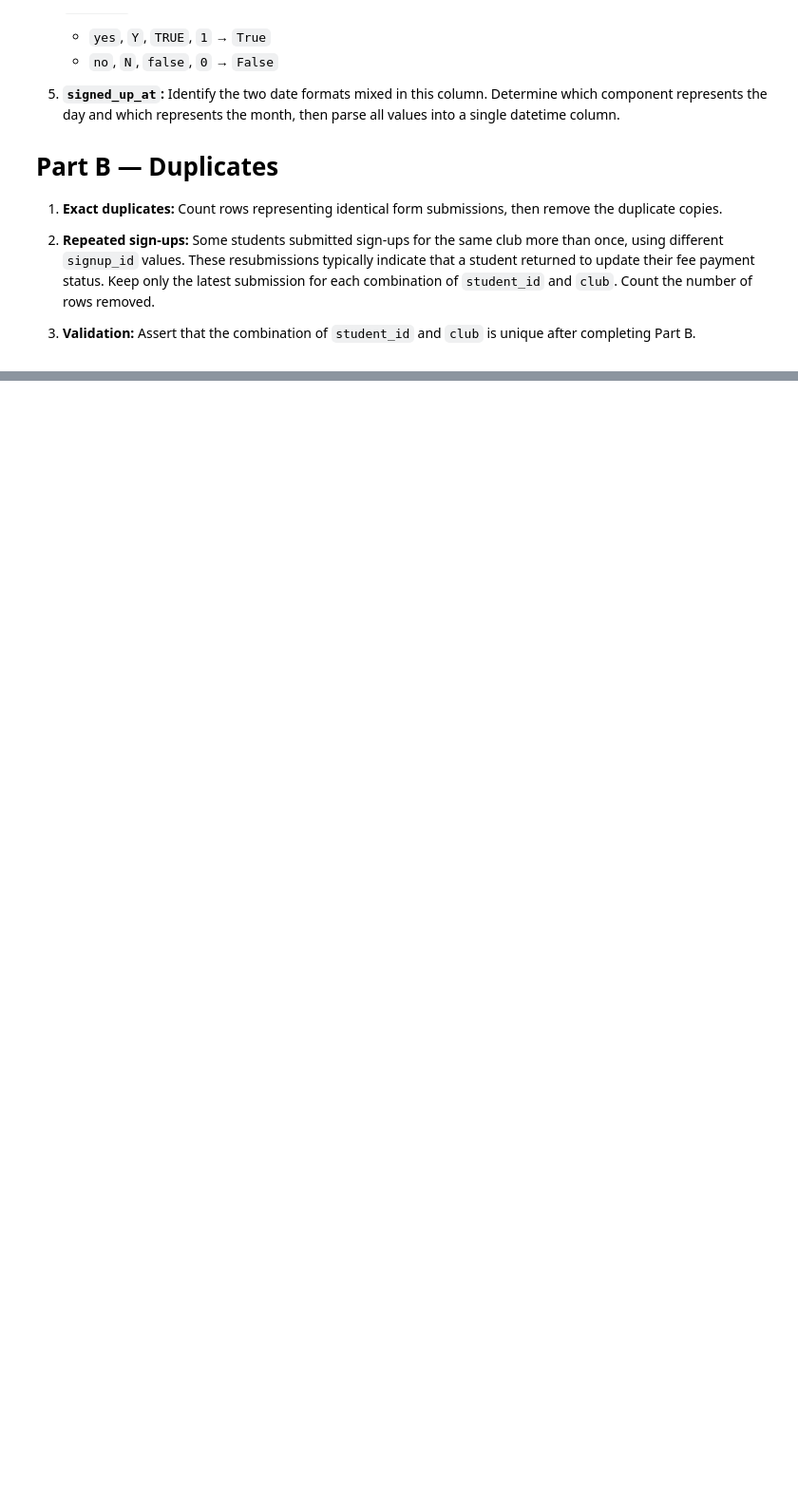
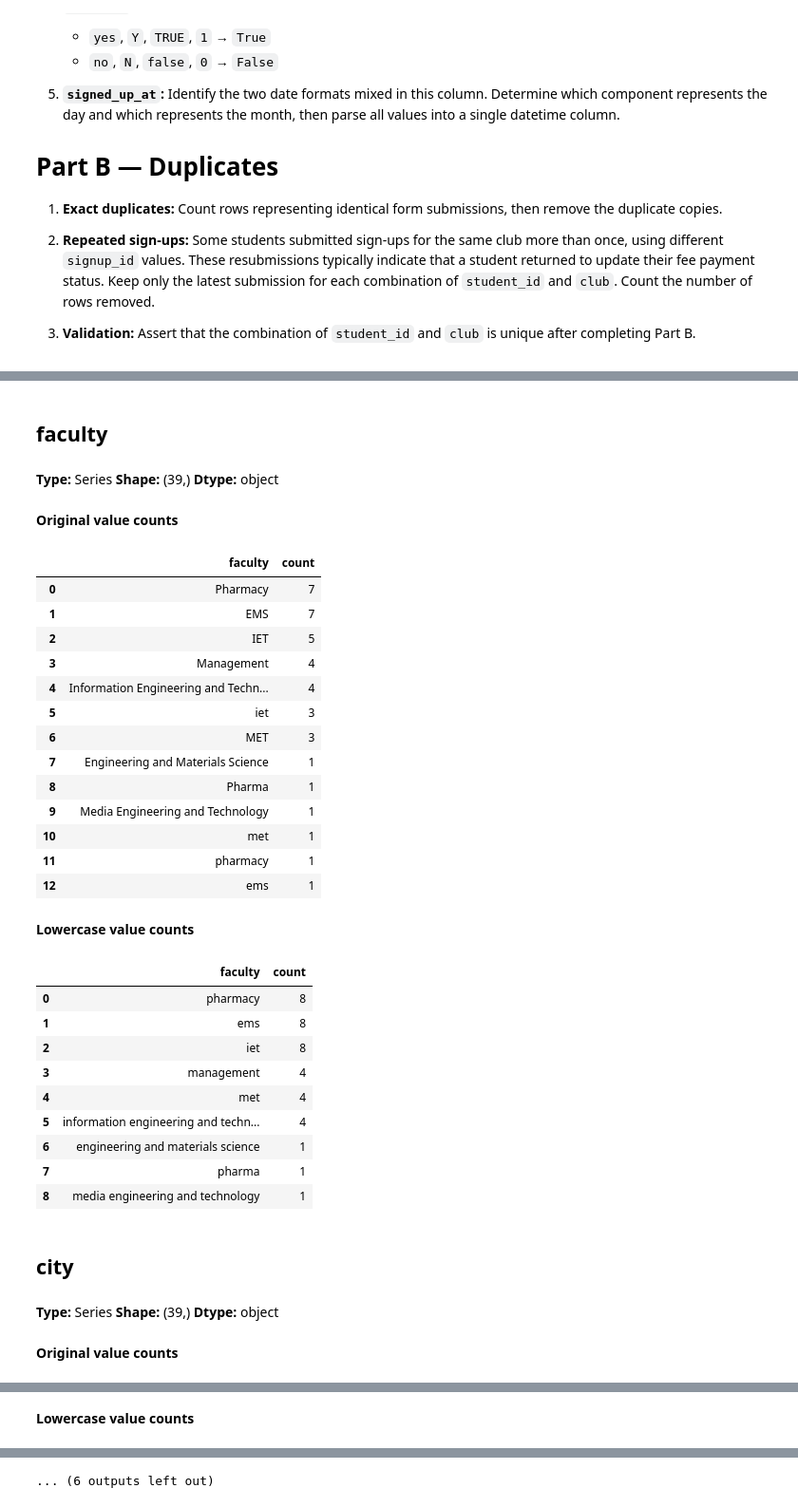
Before and after one commit to youssef1234-code/youssef-mohamed_58-18247_MET-04_task1, a Jupyter notebook: task1.ipynb, the cells around one changed output, grey strips where cells are left out. Shown at 95% size. Cells and saved outputs as stored; diff of their text form; code cells hidden in the pictures; blank space fills up the shorter version.

```diff
--- a/task1.ipynb
+++ b/task1.ipynb
@@ -51,0 +65,60 @@ Target =>
+# %%
+from IPython.display import display, Markdown
+
+cat_cols = ['faculty', 'city', 'club']
+for col in cat_cols:
+    c = raw[col]
+
+    display(Markdown(f"## {col}"))
+    display(Markdown(
+        f"**Type:** {type(c).__name__} "
+        f"**Shape:** {c.shape} "
+        f"**Dtype:** {c.dtype}"
+    ))
+
+    display(Markdown("**Original value counts**"))
+    display(
+        c.value_counts()
+         .rename_axis(col)
+         .reset_index(name="count")
+    )
+
+    display(Markdown("**Lowercase value counts**"))
+    display(
+        c.str.lower()
+         .value_counts(dropna=False)
+         .rename_axis(col)
+         .reset_index(name="count")
+    )
+# %% [output]
+## faculty
+**Type:** Series **Shape:** (39,) **Dtype:** object
+**Original value counts**
+|  | faculty | count |
+| 0 | Pharmacy | 7 |
+| 1 | EMS | 7 |
+| 2 | IET | 5 |
+| 3 | Management | 4 |
+| 4 | Information Engineering and Techn... | 4 |
+| 5 | iet | 3 |
+| 6 | MET | 3 |
+| 7 | Engineering and Materials Science | 1 |
+| 8 | Pharma | 1 |
+| 9 | Media Engineering and Technology | 1 |
+| 10 | met | 1 |
+| 11 | pharmacy | 1 |
+| 12 | ems | 1 |
+**Lowercase value counts**
+|  | faculty | count |
+| 0 | pharmacy | 8 |
+| 1 | ems | 8 |
+| 2 | iet | 8 |
+| 3 | management | 4 |
+| 4 | met | 4 |
+| 5 | information engineering and techn... | 4 |
+| 6 | engineering and materials science | 1 |
+| 7 | pharma | 1 |
+| 8 | media engineering and technology | 1 |
+## city
+**Type:** Series **Shape:** (39,) **Dtype:** object
+**Original value counts**
@@ -51,0 +135 @@ Target =>
+**Lowercase value counts**
@@ -51,0 +142 @@ Target =>
+... (6 outputs left out)
```
Also changed, not shown: parts of 31 cells of this notebook, 2 other files.
